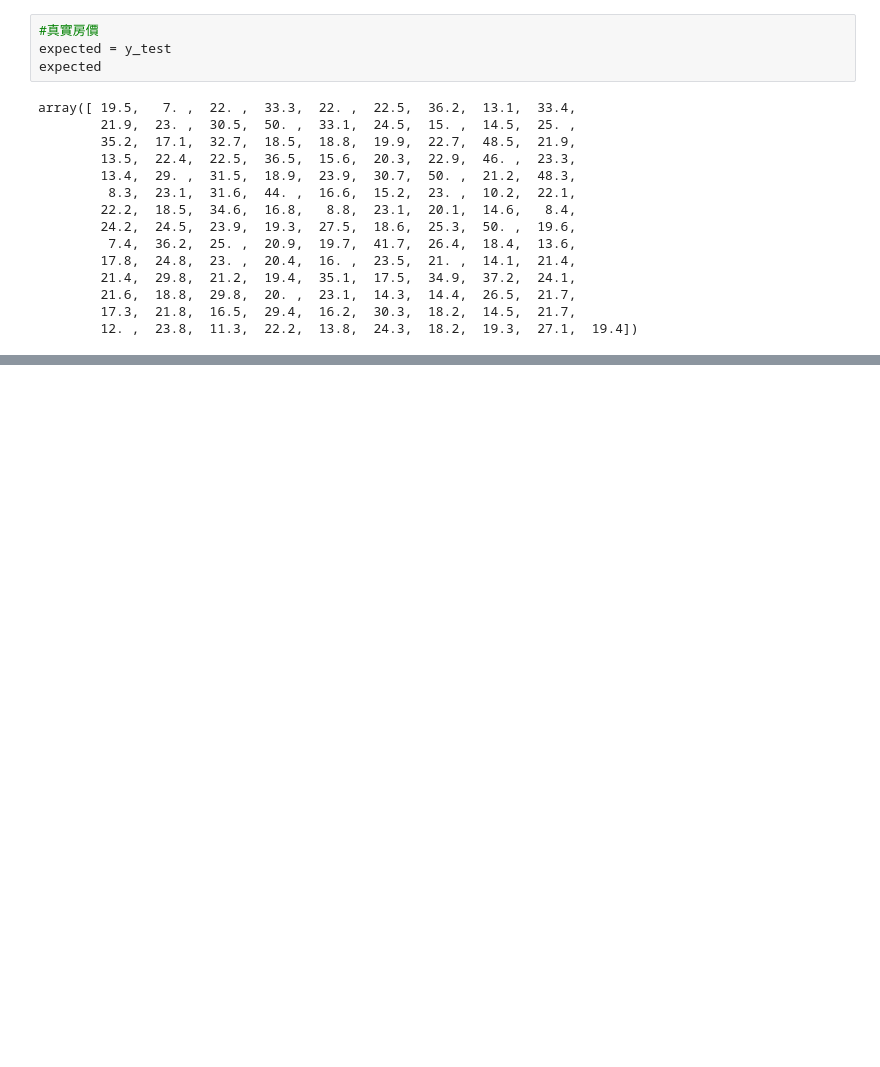
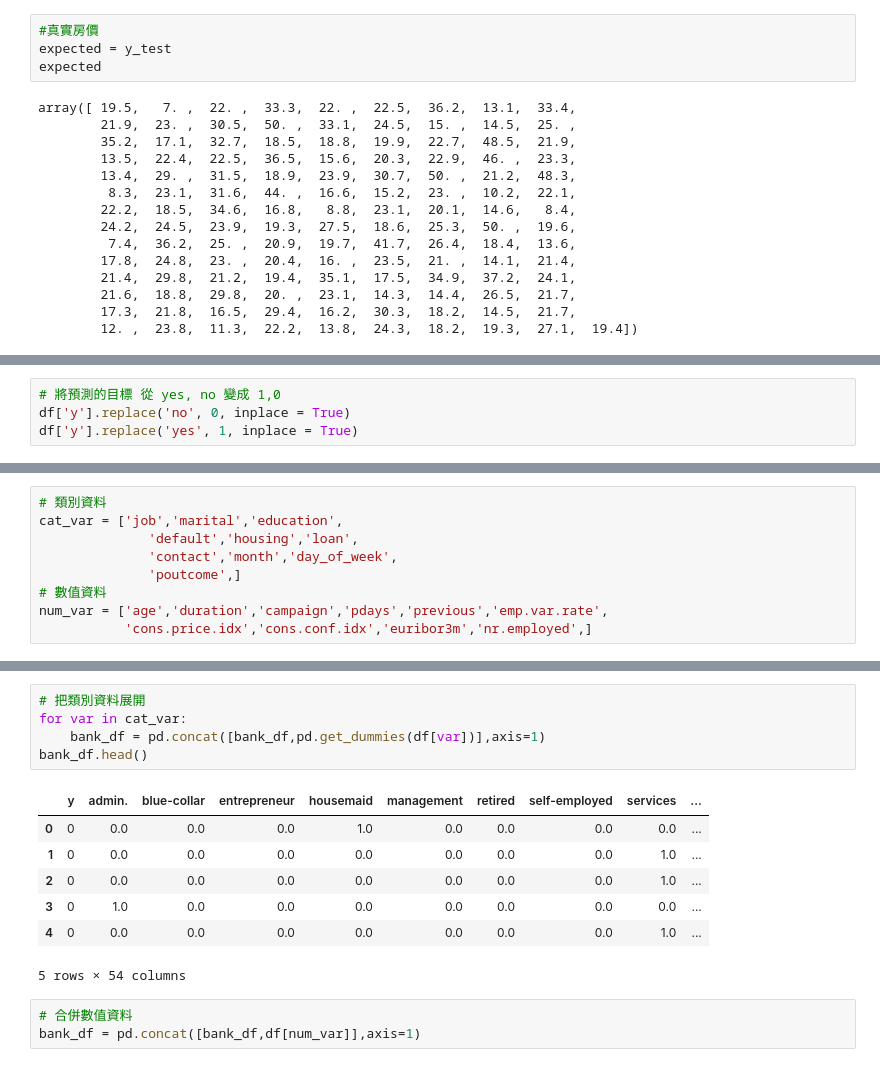
Before and after one commit to ywchiu/pyfintech, a Jupyter notebook: 20160805Demo.ipynb, the cells around one changed output, grey strips where cells are left out. Cells and saved outputs as stored; diff of their text form; blank space fills up the shorter version.

```diff
--- a/20160805Demo.ipynb
+++ b/20160805Demo.ipynb
@@ -180,0 +230,4 @@ WARNING: pylab import has clobbered these variables: ['clf']
+# %%
+# 將預測的目標 從 yes, no 變成 1,0
+df['y'].replace('no', 0, inplace = True)
+df['y'].replace('yes', 1, inplace = True)
@@ -180,0 +247,9 @@ WARNING: pylab import has clobbered these variables: ['clf']
+# %%
+# 類別資料
+cat_var = ['job','marital','education',
+              'default','housing','loan',
+              'contact','month','day_of_week',
+              'poutcome',]
+# 數值資料
+num_var = ['age','duration','campaign','pdays','previous','emp.var.rate',
+           'cons.price.idx','cons.conf.idx','euribor3m','nr.employed',]
@@ -180,0 +292,16 @@ WARNING: pylab import has clobbered these variables: ['clf']
+# %%
+# 把類別資料展開
+for var in cat_var:
+    bank_df = pd.concat([bank_df,pd.get_dummies(df[var])],axis=1)
+bank_df.head()
+# %% [output]
+|  | y | admin. | blue-collar | entrepreneur | housemaid | management | retired | self-employed | services | ... |
+| 0 | 0 | 0.0 | 0.0 | 0.0 | 1.0 | 0.0 | 0.0 | 0.0 | 0.0 | ... |
+| 1 | 0 | 0.0 | 0.0 | 0.0 | 0.0 | 0.0 | 0.0 | 0.0 | 1.0 | ... |
+| 2 | 0 | 0.0 | 0.0 | 0.0 | 0.0 | 0.0 | 0.0 | 0.0 | 1.0 | ... |
+| 3 | 0 | 1.0 | 0.0 | 0.0 | 0.0 | 0.0 | 0.0 | 0.0 | 0.0 | ... |
+| 4 | 0 | 0.0 | 0.0 | 0.0 | 0.0 | 0.0 | 0.0 | 0.0 | 1.0 | ... |
+5 rows × 54 columns
+# %%
+# 合併數值資料
+bank_df = pd.concat([bank_df,df[num_var]],axis=1)
```
Also changed, not shown: parts of 22 cells of this notebook.
